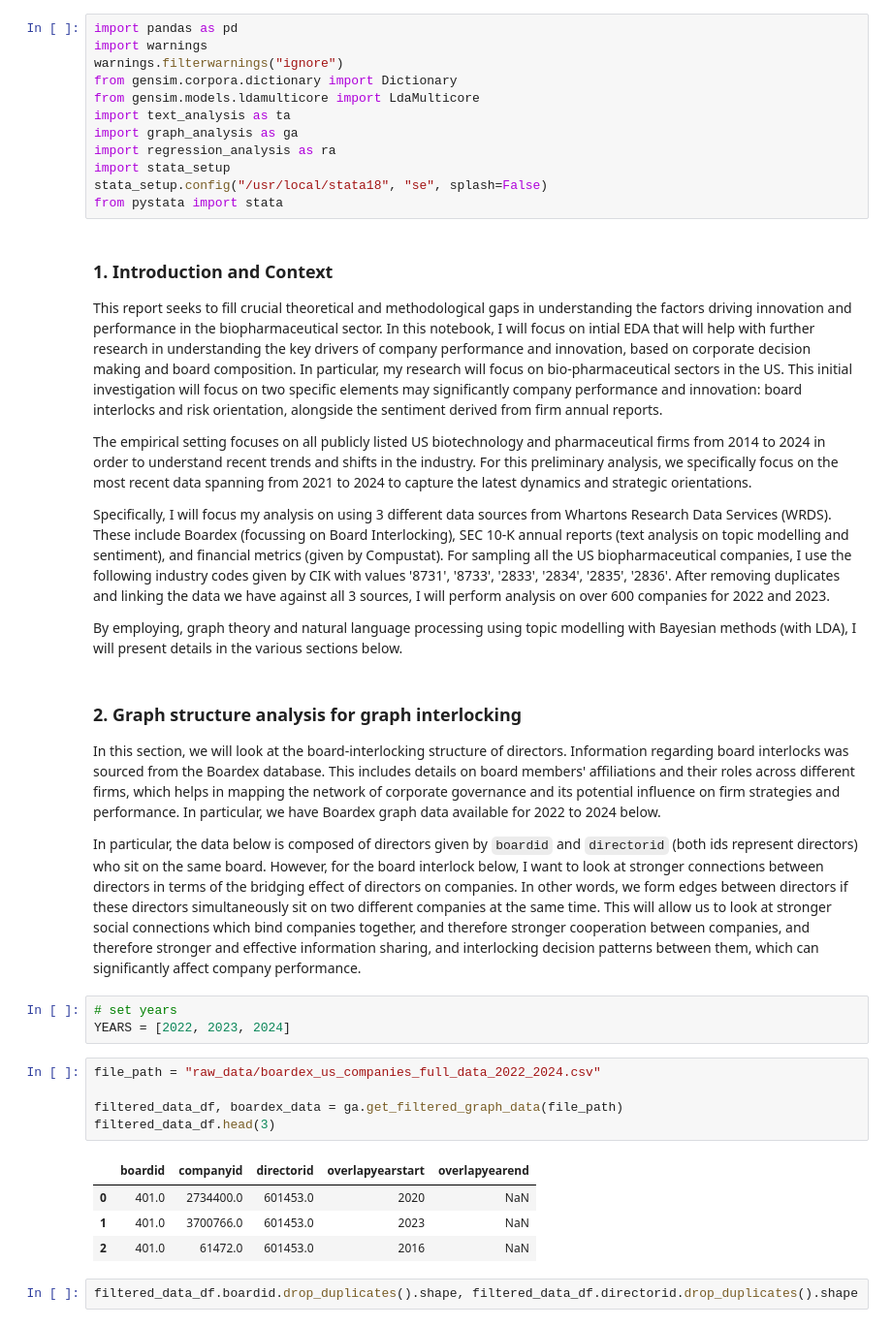
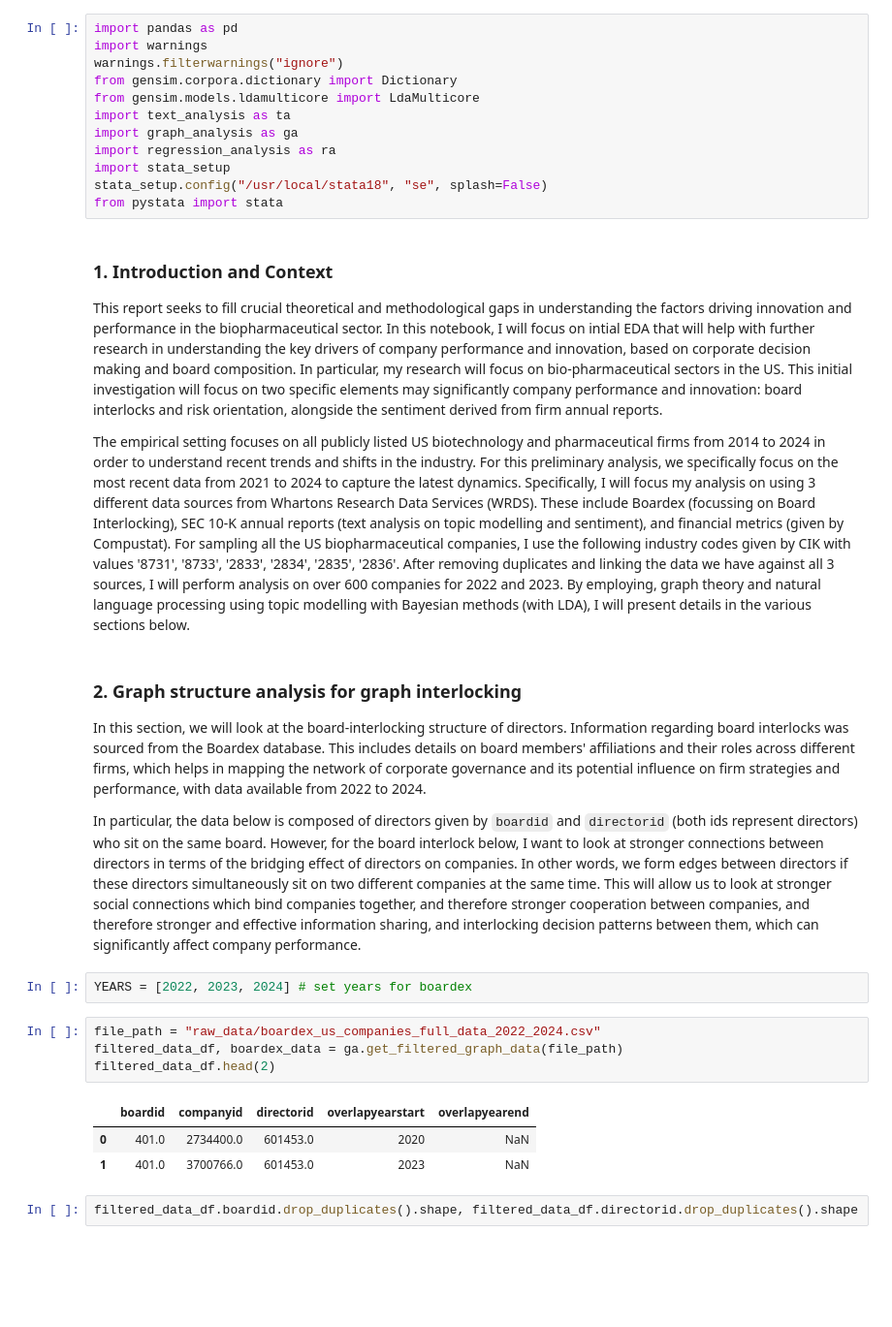
Before and after one commit to PeterHuGC/Imperial_Dissertation_Research, a Jupyter notebook: 5.Final_report_story_telling/EDA_analysis_workflow_planning_implementation_v2.ipynb, the cells around one changed output. Shown at 97% size. Saved outputs shown, nothing was run; the diff lists cells and outputs as text; blank space fills up the shorter version.

```diff
--- a/5.Final_report_story_telling/EDA_analysis_workflow_planning_implementation_v2.ipynb
+++ b/5.Final_report_story_telling/EDA_analysis_workflow_planning_implementation_v2.ipynb
@@ -21,30 +21,23 @@ from pystata import stata
 
 This report seeks to fill crucial theoretical and methodological gaps in understanding the factors driving innovation and performance in the biopharmaceutical sector. In this notebook, I will focus on intial EDA that will help with   further research in understanding the key drivers of company performance and innovation, based on corporate decision making and board composition. In particular, my research will focus on  bio-pharmaceutical sectors in the US. This initial investigation will focus on two specific elements may significantly company performance and innovation: board interlocks and risk orientation, alongside the sentiment derived from firm annual reports.
 
-The empirical setting  focuses on all publicly listed US biotechnology and pharmaceutical firms from 2014 to 2024 in order to understand recent trends and shifts in the industry. For this preliminary analysis, we specifically focus on the most recent data spanning from 2021 to 2024 to capture the latest dynamics and strategic orientations.
-
-Specifically, I will focus my analysis on using 3 different data sources from Whartons Research Data Services (WRDS). These include Boardex (focussing on Board Interlocking), SEC 10-K annual reports (text analysis on topic modelling and sentiment), and financial metrics (given by Compustat). For sampling all  the US biopharmaceutical companies, I use the following industry codes given by CIK with values '8731', '8733', '2833', '2834', '2835', '2836'. After removing duplicates and linking the data we have against all 3 sources, I will perform analysis on over 600 companies for 2022 and 2023.
-
-By employing, graph theory and natural language processing using topic modelling with Bayesian methods (with LDA), I will present details in the various sections below.
+The empirical setting  focuses on all publicly listed US biotechnology and pharmaceutical firms from 2014 to 2024 in order to understand recent trends and shifts in the industry. For this preliminary analysis, we specifically focus on the most recent data from 2021 to 2024 to capture the latest dynamics. Specifically, I will focus my analysis on using 3 different data sources from Whartons Research Data Services (WRDS). These include Boardex (focussing on Board Interlocking), SEC 10-K annual reports (text analysis on topic modelling and sentiment), and financial metrics (given by Compustat). For sampling all  the US biopharmaceutical companies, I use the following industry codes given by CIK with values '8731', '8733', '2833', '2834', '2835', '2836'. After removing duplicates and linking the data we have against all 3 sources, I will perform analysis on over 600 companies for 2022 and 2023. By employing, graph theory and natural language processing using topic modelling with Bayesian methods (with LDA), I will present details in the various sections below.
 # %% [markdown]
 ### 2. Graph structure analysis for graph interlocking
 
-In this section, we will look at the board-interlocking structure of directors. Information regarding board interlocks was sourced from the Boardex database. This includes details on board members' affiliations and their roles across different firms, which helps in mapping the network of corporate governance and its potential influence on firm strategies and performance. In particular, we have Boardex graph data available for 2022 to 2024 below.
+In this section, we will look at the board-interlocking structure of directors. Information regarding board interlocks was sourced from the Boardex database. This includes details on board members' affiliations and their roles across different firms, which helps in mapping the network of corporate governance and its potential influence on firm strategies and performance, with data available from 2022 to 2024.
 
 In particular, the data below is composed of directors given by `boardid` and `directorid` (both ids represent directors) who sit on the same board. However, for the board interlock below, I want to look at stronger connections between directors in terms of the bridging effect of directors on companies. In other words, we form edges between directors if these directors simultaneously sit on two different companies at the same time. This will allow us to look at stronger social connections which bind companies together, and therefore stronger cooperation between companies, and therefore stronger and effective information sharing, and interlocking decision patterns between them, which can significantly affect company performance.
-# %%
-# set years
-YEARS = [2022, 2023, 2024]
+# %%
+YEARS = [2022, 2023, 2024] # set years for boardex
 # %%
 file_path = "raw_data/boardex_us_companies_full_data_2022_2024.csv"
-
 filtered_data_df, boardex_data = ga.get_filtered_graph_data(file_path)
-filtered_data_df.head(3)
+filtered_data_df.head(2)
 # %% [output]
 |  | boardid | companyid | directorid | overlapyearstart | overlapyearend |
 | 0 | 401.0 | 2734400.0 | 601453.0 | 2020 | NaN |
 | 1 | 401.0 | 3700766.0 | 601453.0 | 2023 | NaN |
-| 2 | 401.0 | 61472.0 | 601453.0 | 2016 | NaN |
 # %%
 filtered_data_df.boardid.drop_duplicates().shape, filtered_data_df.directorid.drop_duplicates().shape
 # %% [output]
```
Also changed, not shown: parts of 18 cells of this notebook.
